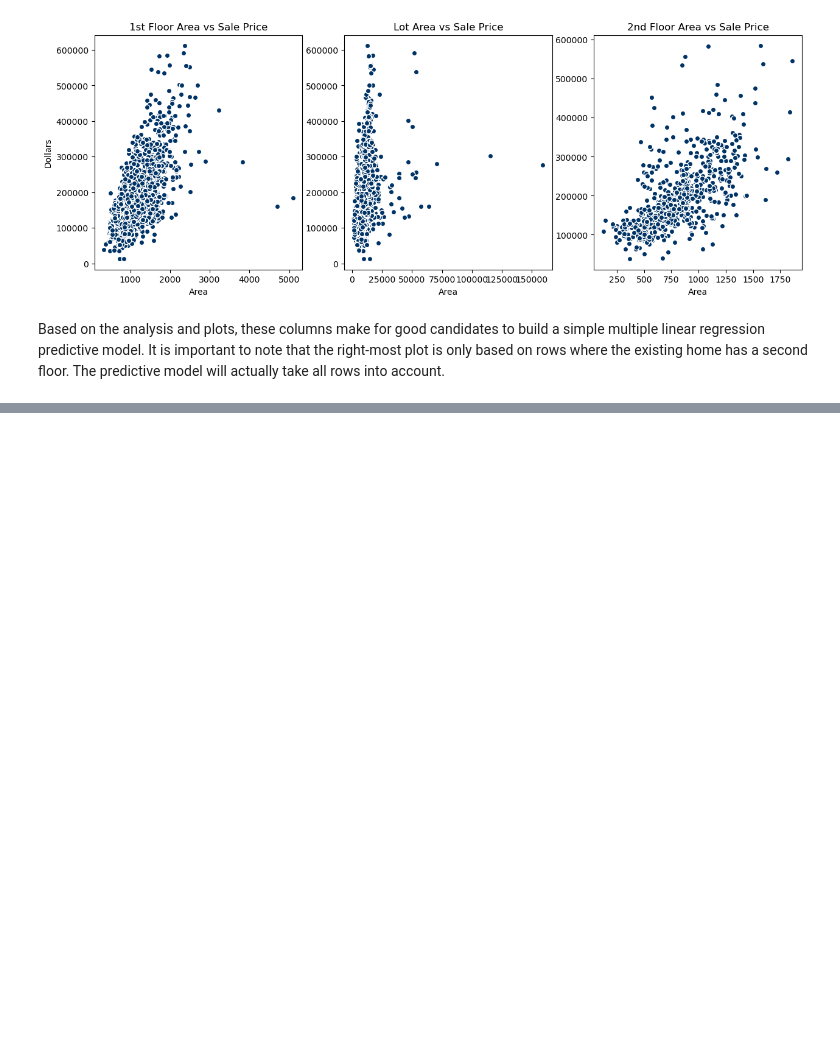
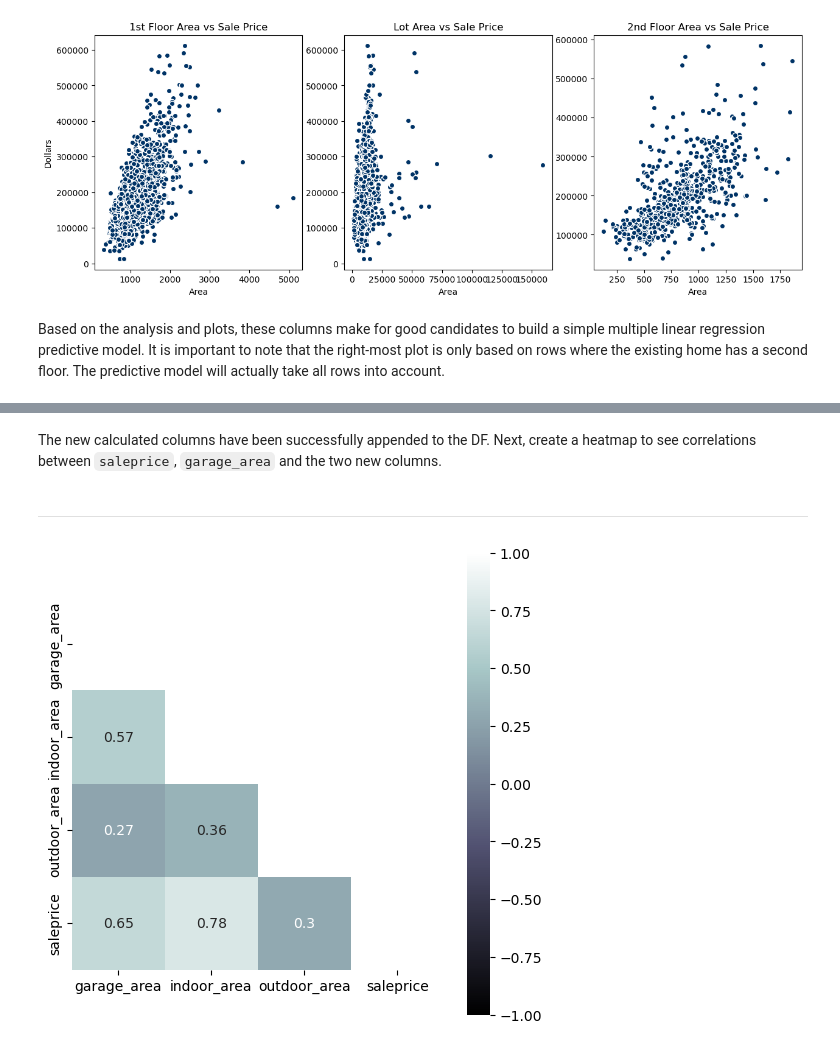
Before and after one commit to fuegoulloa/predict-house-price, a Jupyter notebook: code/02_EDA_and_Visualizations.ipynb, the cells around one changed output, grey strips where cells are left out. Saved outputs shown, nothing was run; the diff lists cells and outputs as text; code cells hidden in the pictures; blank space fills up the shorter version.

Commit message:
model 2, iteration 1

```diff
--- a/code/02_EDA_and_Visualizations.ipynb
+++ b/code/02_EDA_and_Visualizations.ipynb
@@ -393,0 +424,11 @@ Based on the analysis and plots, these columns make for good candidates to build
+# %% [markdown]
+The new calculated columns have been successfully appended to the DF. Next, create a heatmap to see correlations between `saleprice`, `garage_area` and the two new columns.
+# %% [markdown]
+---
+# %%
+columns = ['garage_area', 'indoor_area', 'outdoor_area', 'saleprice']
+
+plot_heatmap(columns)
+plt.savefig('../images/model_2_heatmap.png')
+# %% [output]
+[figure, added]
```
Also changed, not shown: parts of 17 cells of this notebook, 14 other files.
